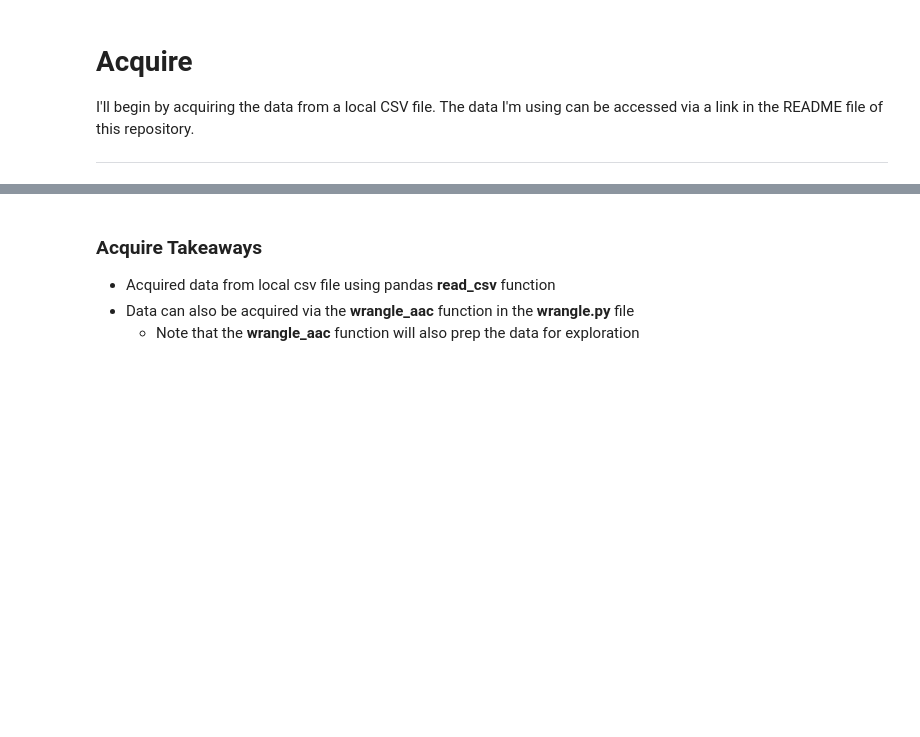
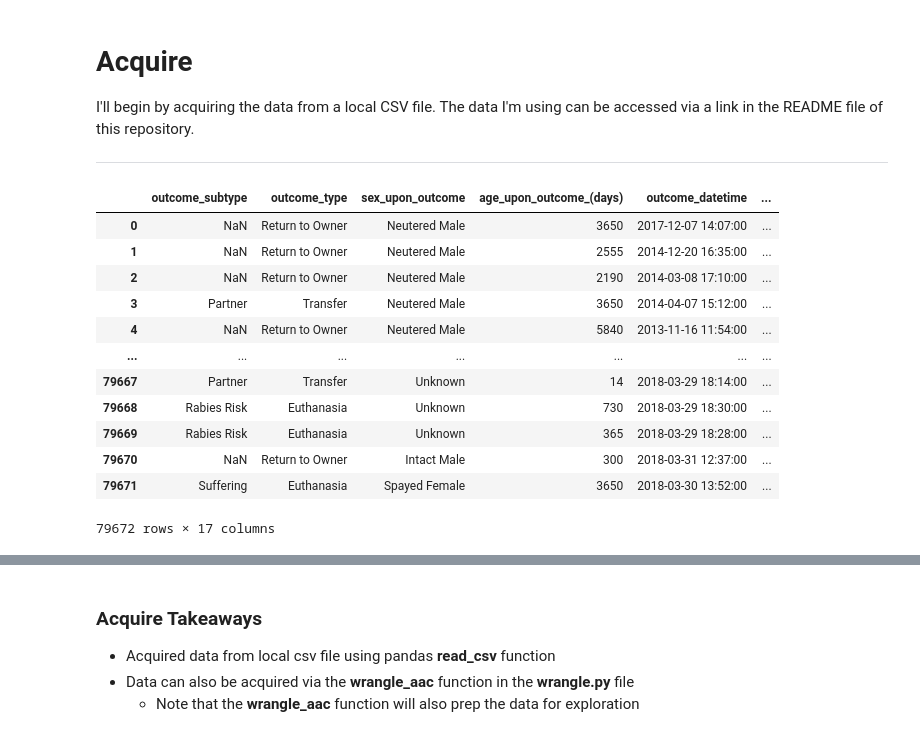
Before and after one commit to SamuelD-Data/aac_outcomes_project, a Jupyter notebook: continued_work/aac_project_notebook.ipynb, the cells around one changed output, grey strips where cells are left out. Saved outputs shown, nothing was run; the diff lists cells and outputs as text; code cells hidden in the pictures; blank space fills up the shorter version.

Commit message:
imported new data, removed unneccesary columns

```diff
--- a/continued_work/aac_project_notebook.ipynb
+++ b/continued_work/aac_project_notebook.ipynb
@@ -58,0 +61,16 @@ I'll begin by acquiring the data from a local CSV file. The data I'm using can b
+# %%
+dfa
+# %% [output]
+|  | outcome_subtype | outcome_type | sex_upon_outcome | age_upon_outcome_(days) | outcome_datetime | ... |
+| 0 | NaN | Return to Owner | Neutered Male | 3650 | 2017-12-07 14:07:00 | ... |
+| 1 | NaN | Return to Owner | Neutered Male | 2555 | 2014-12-20 16:35:00 | ... |
+| 2 | NaN | Return to Owner | Neutered Male | 2190 | 2014-03-08 17:10:00 | ... |
+| 3 | Partner | Transfer | Neutered Male | 3650 | 2014-04-07 15:12:00 | ... |
+| 4 | NaN | Return to Owner | Neutered Male | 5840 | 2013-11-16 11:54:00 | ... |
+| ... | ... | ... | ... | ... | ... | ... |
+| 79667 | Partner | Transfer | Unknown | 14 | 2018-03-29 18:14:00 | ... |
+| 79668 | Rabies Risk | Euthanasia | Unknown | 730 | 2018-03-29 18:30:00 | ... |
+| 79669 | Rabies Risk | Euthanasia | Unknown | 365 | 2018-03-29 18:28:00 | ... |
+| 79670 | NaN | Return to Owner | Intact Male | 300 | 2018-03-31 12:37:00 | ... |
+| 79671 | Suffering | Euthanasia | Spayed Female | 3650 | 2018-03-30 13:52:00 | ... |
+79672 rows × 17 columns
```
Also changed, not shown: parts of 2 cells of this notebook.
